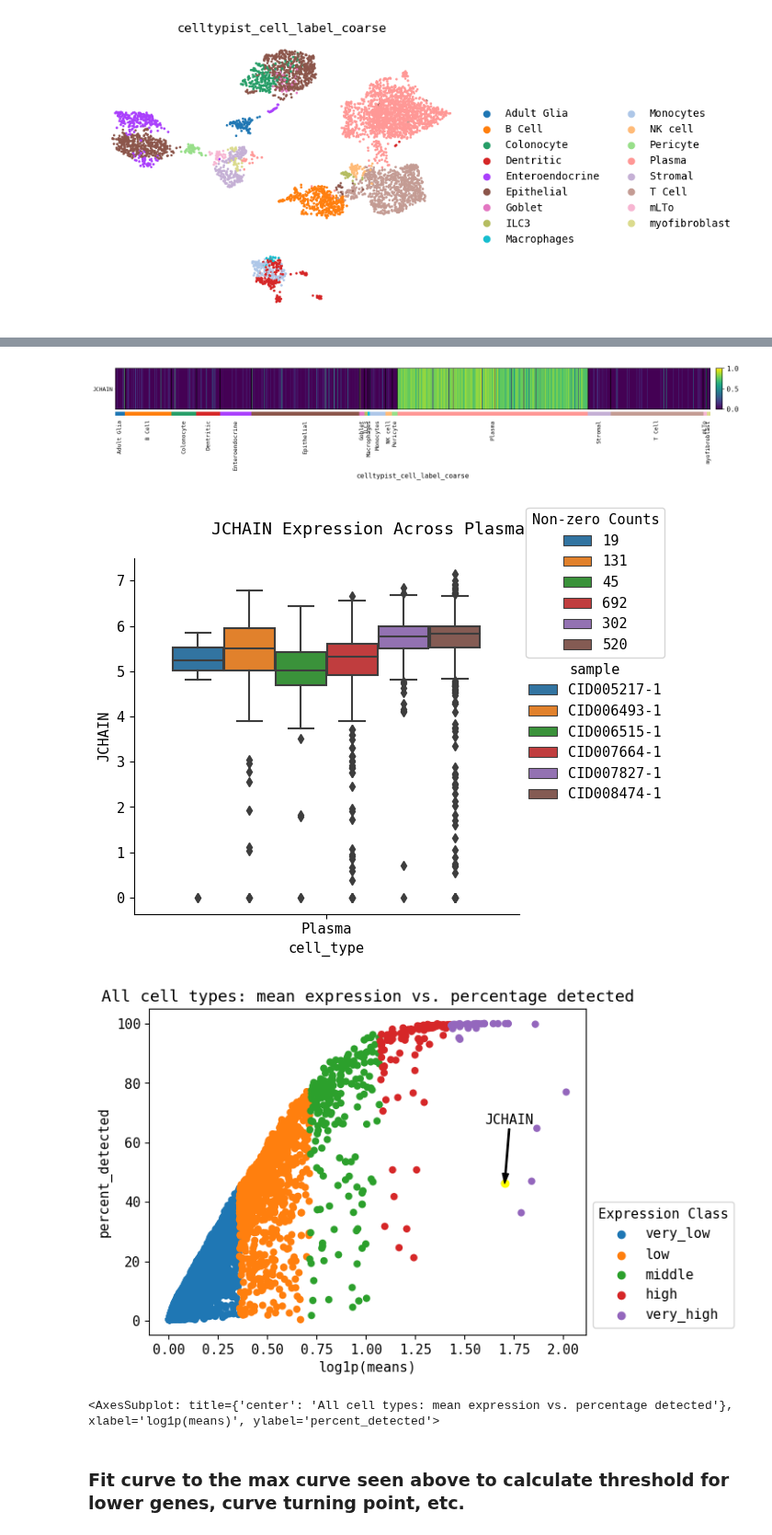
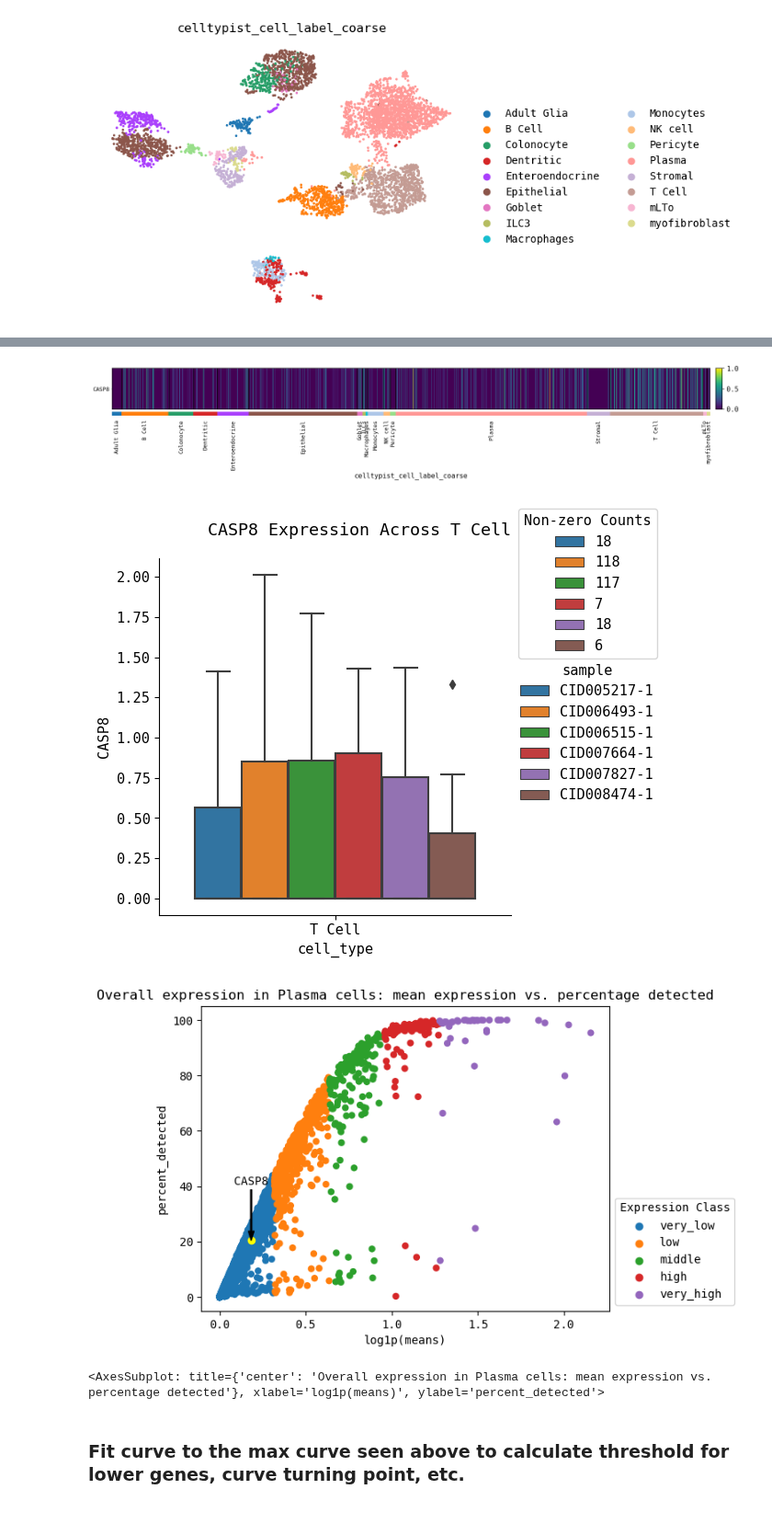
Before and after one commit to chickaroo/genereporter, a Jupyter notebook: src/pipeline.ipynb, the cells around one changed output, grey strips where cells are left out. Shown at 92% size. Drawn from its saved outputs; the diff is of its cells as text; code cells hidden in the pictures.

Commit message:
expr vs detect update

```diff
--- a/src/pipeline.ipynb
+++ b/src/pipeline.ipynb
@@ -30,8 +30,8 @@ AnnData object with n_obs × n_vars = 5397 × 16719
 # %%
 # set your gene of interest (GOI) here:
 
-GOI = "JCHAIN"
-cell_type = 'Plasma'
+GOI = "CASP8"
+cell_type = 'T Cell'
 # %%
 sc.pl.umap(
     adata,    color=["celltypist_cell_label_coarse"],
@@ -207,7 +206,7 @@ ax2.add_totals().style(edge_color='black').show()
 # %%
 sc.pl.heatmap(adata, markers, groupby='celltypist_cell_label_coarse', swap_axes=True, figsize=(18,1.5), layer='log_norm', standard_scale='var')
 # %% [output]
-[figure, old version]
+[figure, new version]
 # %%
 def plot_per_cell_type(adata, cell_type, layer='log_norm'):
         data = adata[:, GOI]
@@ -236,9 +235,9 @@ def plot_per_cell_type(adata, cell_type, layer='log_norm'):
         plt.show()
 # %%
 # GOI expression across samples (patients) with extra info on non-zero counts per patient
-plot_per_cell_type(adata, cell_type='Plasma')
+plot_per_cell_type(adata, cell_type='T Cell')
 # %% [output]
-[figure, old version]
+[figure, new version]
 # %%
 # for cell type: mean expression of a gene (x) vs. percentace of cells where this gene is detected (y) (wihtin a cell type)
 
@@ -281,11 +280,11 @@ def pl_expression_vs_detection(adata, cell_type=None, layer='log_norm', col='log
     plt.show()
     return ax
 # %%
-pl_expression_vs_detection(adata)
+pl_expression_vs_detection(adata, cell_type='Plasma')
 # very interesting!!
 # %% [output]
-[figure, old version]
+[figure, new version]
-<AxesSubplot: title={'center': 'All cell types: mean expression vs. percentage detected'}, xlabel='log1p(means)', ylabel='percent_detected'>
+<AxesSubplot: title={'center': 'Overall expression in Plasma cells: mean expression vs. percentage detected'}, xlabel='log1p(means)', ylabel='percent_detected'>
 # %% [markdown]
 ### Fit curve to the max curve seen above to calculate threshold for lower genes, curve turning point, etc.
 # %%
```
Also changed, not shown: parts of 22 cells of this notebook.
